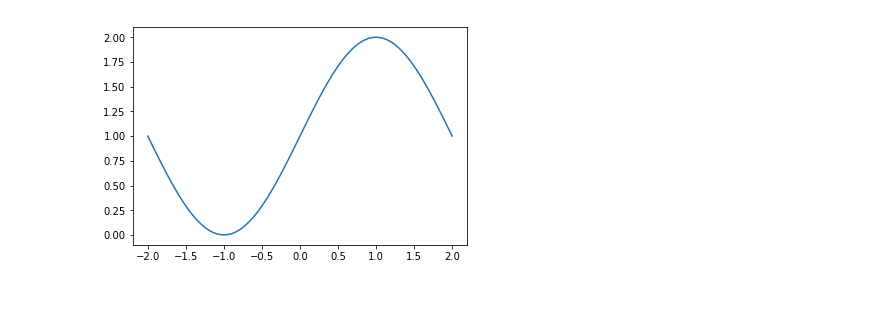
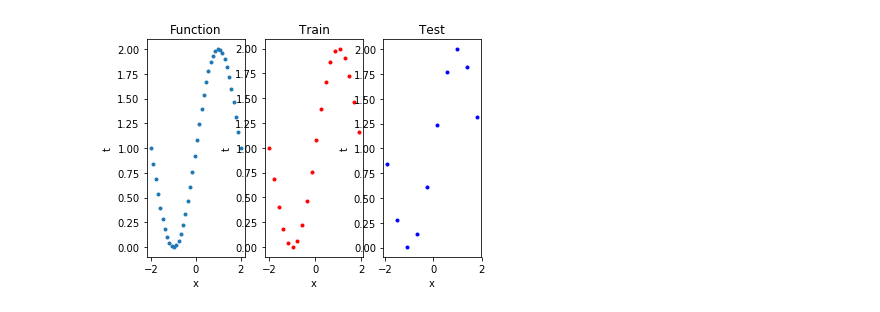
Before and after one commit to MJEmilio/MachineLearning, a Jupyter notebook: MLP.ipynb, the cells around one changed output. Cells and saved outputs as stored; diff of their text form; code cells hidden in the pictures.

```diff
--- a/MLP.ipynb
+++ b/MLP.ipynb
@@ -1,11 +0,0 @@
-# %%
-import matplotlib.pyplot as plt
-from math import sin
-xpts = np.linspace(-2, 2, 70)
-
-test = lambda x: 1 + sin( (3.1416/2)*np.array(x)  )
-l = [test(x) for x in xpts]
-plt.plot(xpts, l)
-plt.show()
-# %% [output]
-[figure, removed]
@@ -18,2 +1,39 @@ x_train, y_train = shuffle(x_train, y_train, random_state=0)
+# %%
+
+import numpy as np
+x = np.linspace(-2,2,40).reshape((40,1))
+t = 1 + np.sin( (np.pi/2)*x)
+
+
+# Split into training, testing, and validation sets
+train = x[0::2,:]
+test = x[1::4,:]
+valid = x[3::4,:]
+traintarget = t[0::2,:]
+testtarget = t[1::4,:]
+validtarget = t[3::4,:]
+
+
+# Plot the data
+plt.subplot(131)
+plt.plot(x,t,'.')
+plt.xlabel('x')
+plt.ylabel('t')
+plt.title('Function')
+
+plt.subplot(132)
+plt.plot(train,traintarget,'.', c='r')
+plt.xlabel('x')
+plt.ylabel('t')
+plt.title('Train')
+
+plt.subplot(133)
+plt.plot(test,testtarget,'.', c='b')
+plt.xlabel('x')
+plt.ylabel('t')
+plt.title('Test')
+plt.show()
+# %% [output]
+[figure, added]
 # %%
 import numpy as np
```
Also changed, not shown: parts of 3 cells of this notebook, 2 other files.
